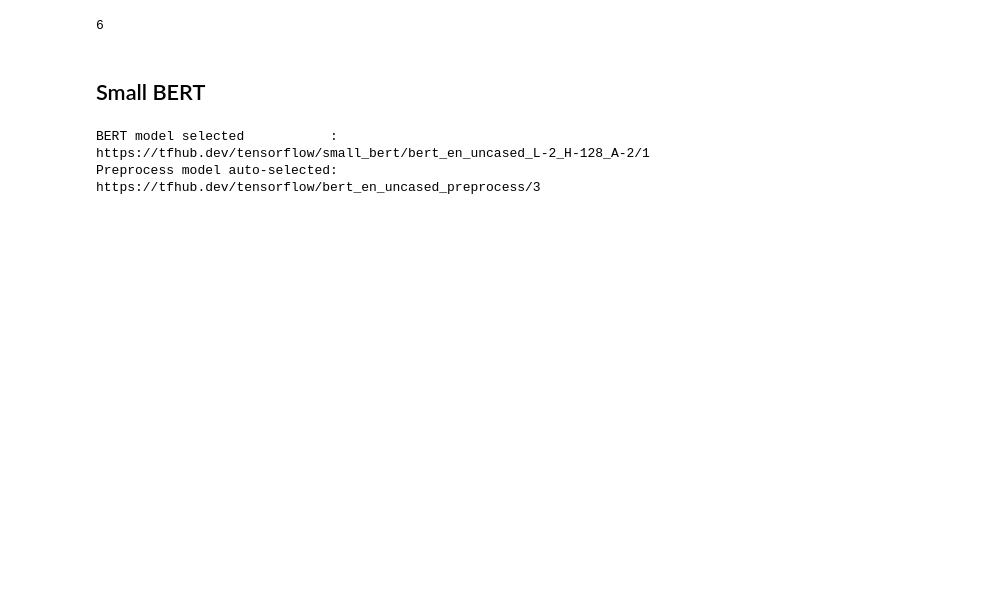
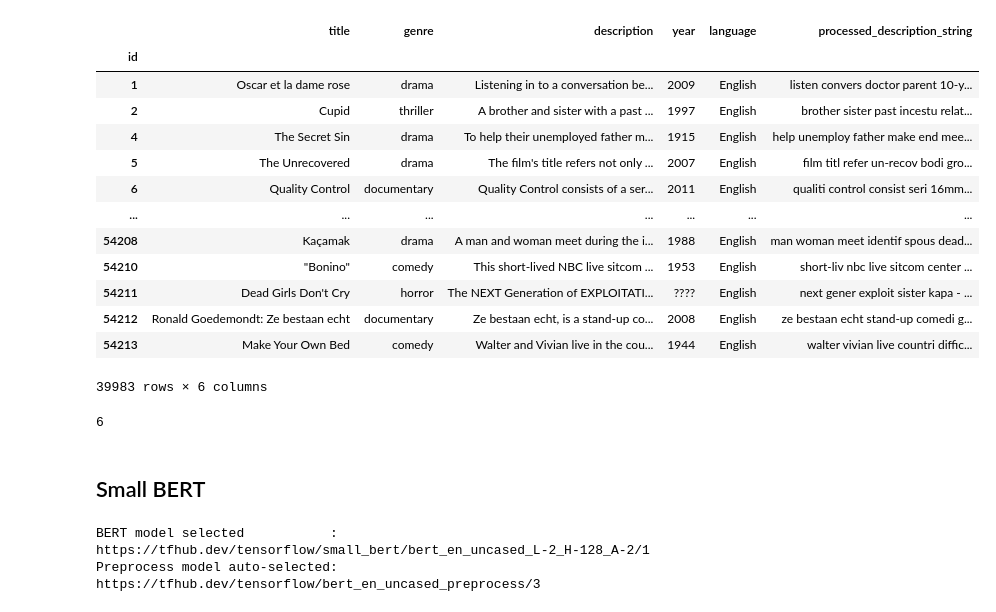
Before and after one commit to legobridge/movie-genre-classification, a Jupyter notebook: notebooks/training.ipynb, the cells around one changed output. Saved outputs shown, nothing was run; the diff lists cells and outputs as text; code cells hidden in the pictures; blank space fills up the shorter version.

```diff
--- a/notebooks/training.ipynb
+++ b/notebooks/training.ipynb
@@ -19,6 +17,23 @@ tf.config.experimental.set_memory_growth(physical_devices[0], enable=True)
 # %%
 train_df = pd.read_csv('../data/processed/fewer_labels/7_genres_train_data_processed.csv', index_col='id')
 test_df = pd.read_csv('../data/processed/fewer_labels/7_genres_test_data_processed.csv', index_col='id')
+# %%
+train_df
+# %% [output]
+|  | title | genre | description | year | language | processed_description_string |
+| id |  |  |  |  |  |  |
+| 1 | Oscar et la dame rose | drama | Listening in to a conversation be... | 2009 | English | listen convers doctor parent 10-y... |
+| 2 | Cupid | thriller | A brother and sister with a past ... | 1997 | English | brother sister past incestu relat... |
+| 4 | The Secret Sin | drama | To help their unemployed father m... | 1915 | English | help unemploy father make end mee... |
+| 5 | The Unrecovered | drama | The film's title refers not only ... | 2007 | English | film titl refer un-recov bodi gro... |
+| 6 | Quality Control | documentary | Quality Control consists of a ser... | 2011 | English | qualiti control consist seri 16mm... |
+| ... | ... | ... | ... | ... | ... | ... |
+| 54208 | Kaçamak | drama | A man and woman meet during the i... | 1988 | English | man woman meet identif spous dead... |
+| 54210 | "Bonino" | comedy | This short-lived NBC live sitcom ... | 1953 | English | short-liv nbc live sitcom center ... |
+| 54211 | Dead Girls Don't Cry | horror | The NEXT Generation of EXPLOITATI... | ???? | English | next gener exploit sister kapa - ... |
+| 54212 | Ronald Goedemondt: Ze bestaan echt | documentary | Ze bestaan echt, is a stand-up co... | 2008 | English | ze bestaan echt stand-up comedi g... |
+| 54213 | Make Your Own Bed | comedy | Walter and Vivian live in the cou... | 1944 | English | walter vivian live countri diffic... |
+39983 rows × 6 columns
 # %%
 # Remove thriller
 train_df = train_df[train_df['genre'] != 'thriller']
```
Also changed, not shown: parts of 6 cells of this notebook, 14 other files.
